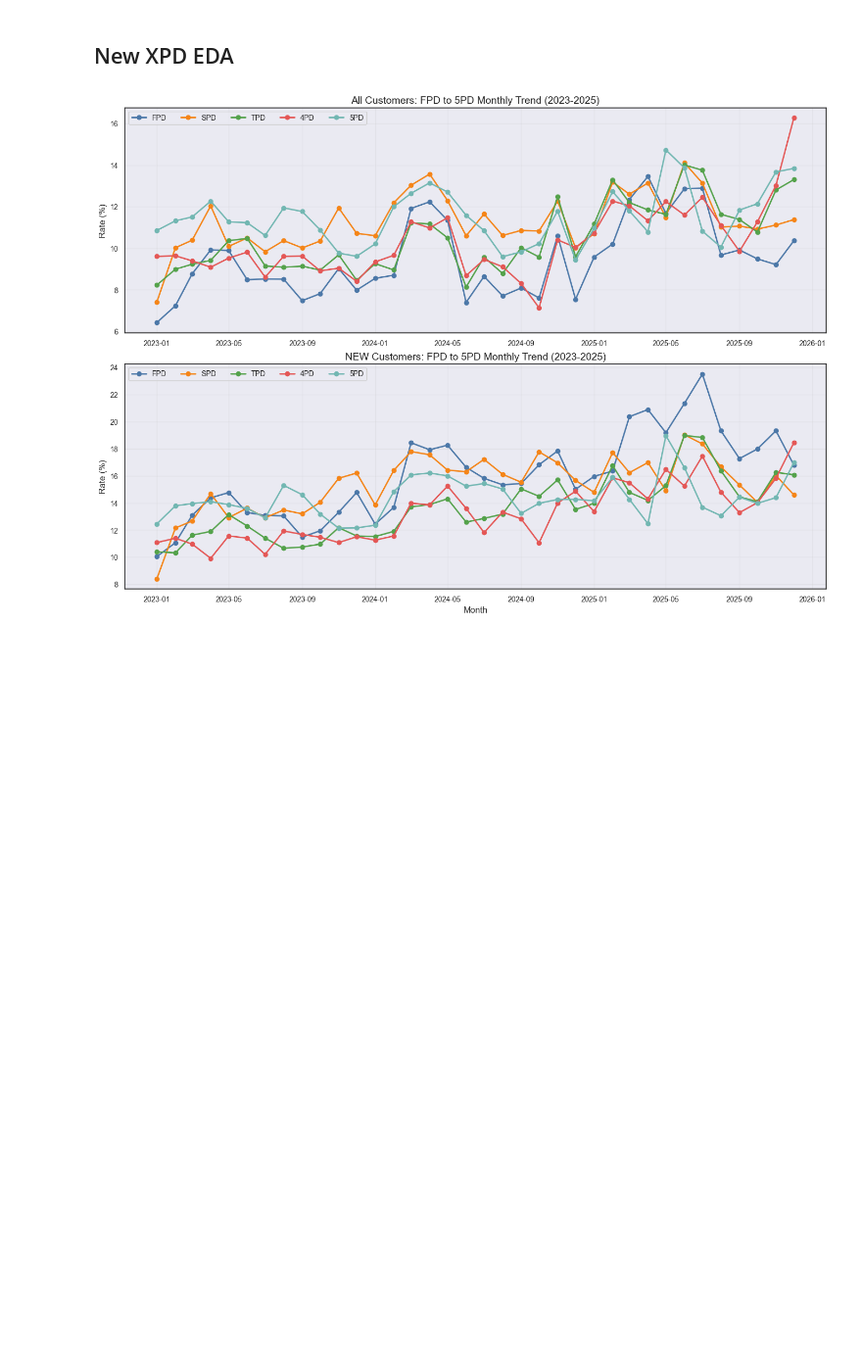
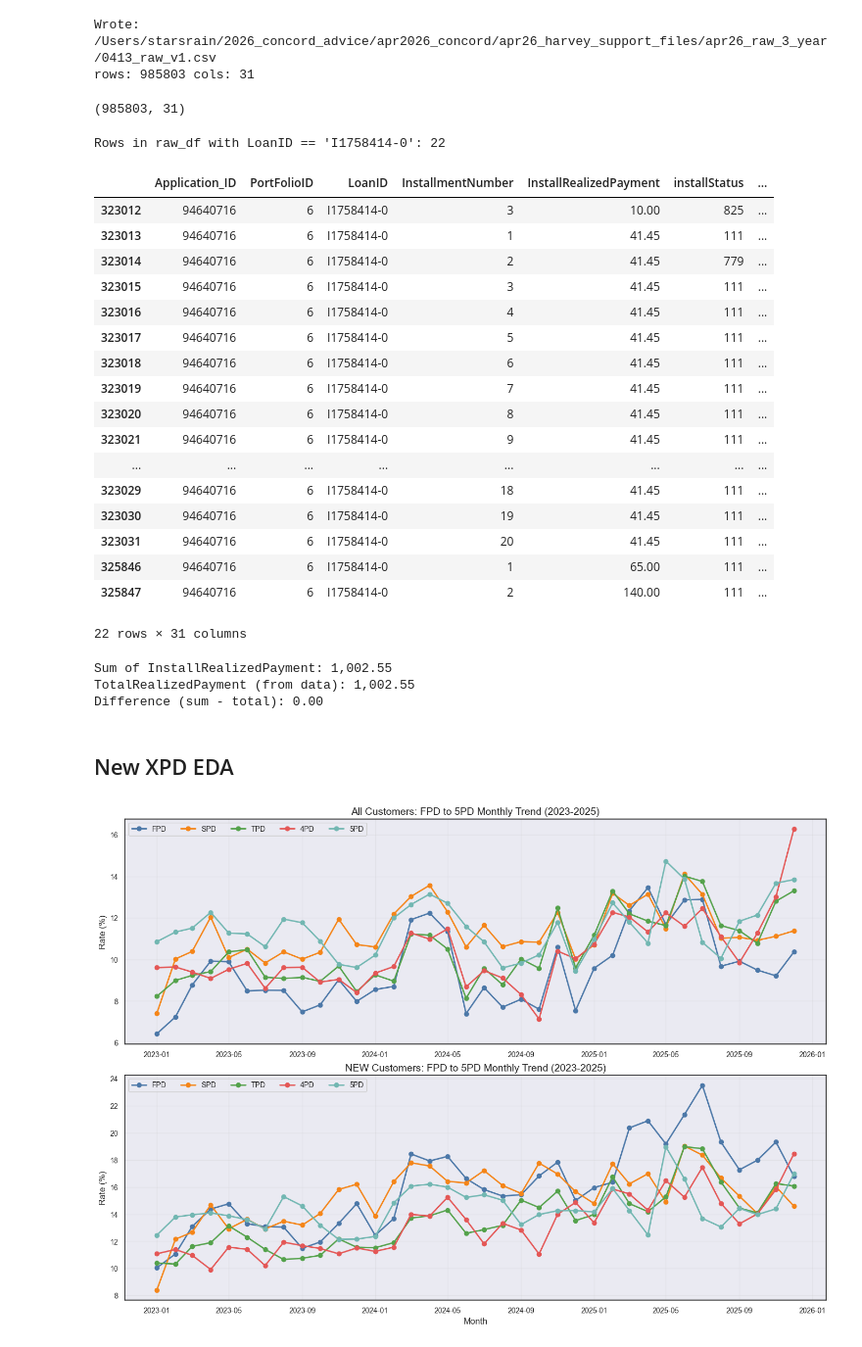
Before and after one commit to Junchen-concord/yieldCurve_augmenting, a Jupyter notebook: yield_projections_notebooks/jcx_2026_projection_V3.ipynb, the cells around one changed output. Shown at 98% size. Saved outputs shown, nothing was run; the diff lists cells and outputs as text; code cells hidden in the pictures; blank space fills up the shorter version.

```diff
--- a/yield_projections_notebooks/jcx_2026_projection_V3.ipynb
+++ b/yield_projections_notebooks/jcx_2026_projection_V3.ipynb
@@ -153,3 +166,63 @@ Top 20 loans by absolute gap:
+# %%
+""" from pathlib import Path
+
+# Save cleaned raw_df after reconciliation filter (run reconciliation cells first).
+out_dir = Path('/Users/starsrain/2026_concord_advice/apr2026_concord/apr26_harvey_support_files/apr26_raw_3_year')
+out_dir.mkdir(parents=True, exist_ok=True)
+out_path = out_dir / '0413_raw_v1.csv'
+raw_df.to_csv(out_path, index=False)
+print('Wrote:', out_path)
+print('rows:', len(raw_df), 'cols:', raw_df.shape[1]) """
+# %% [output]
+Wrote: /Users/starsrain/2026_concord_advice/apr2026_concord/apr26_harvey_support_files/apr26_raw_3_year/0413_raw_v1.csv
+rows: 985803 cols: 31
+# %%
+raw_df.shape
+# %% [output]
+(985803, 31)
+# %%
+
+# Check the raw data for LoanID 'I1758414-0' in the raw_df dataframe
+loanid_to_check = 'I1758414-0'
+filtered_df = raw_df[raw_df['LoanID'] == loanid_to_check]
+print(f"Rows in raw_df with LoanID == '{loanid_to_check}': {len(filtered_df)}")
+display(filtered_df)
+
+# Sum InstallRealizedPayment and compare with TotalRealizedPayment
+install_sum = filtered_df['InstallRealizedPayment'].sum()
+# If TotalRealizedPayment appears the same on every row, take the first non-null
+if 'TotalRealizedPayment' in filtered_df.columns:
+    total_realized = filtered_df['TotalRealizedPayment'].dropna().iloc[0] if filtered_df['TotalRealizedPayment'].notnull().any() else None
+    print(f"Sum of InstallRealizedPayment: {install_sum:,.2f}")
+    print(f"TotalRealizedPayment (from data): {total_realized:,.2f}" if total_realized is not None else "TotalRealizedPayment not available.")
+    if total_realized is not None:
+        diff = install_sum - total_realized
+        print(f"Difference (sum - total): {diff:,.2f}")
+else:
+    print("TotalRealizedPayment column not found in filtered_df.")
+# %% [output]
+Rows in raw_df with LoanID == 'I1758414-0': 22
+|  | Application_ID | PortFolioID | LoanID | InstallmentNumber | InstallRealizedPayment | installStatus | ... |
+| 323012 | 94640716 | 6 | I1758414-0 | 3 | 10.00 | 825 | ... |
+| 323013 | 94640716 | 6 | I1758414-0 | 1 | 41.45 | 111 | ... |
+| 323014 | 94640716 | 6 | I1758414-0 | 2 | 41.45 | 779 | ... |
+| 323015 | 94640716 | 6 | I1758414-0 | 3 | 41.45 | 111 | ... |
+| 323016 | 94640716 | 6 | I1758414-0 | 4 | 41.45 | 111 | ... |
+| 323017 | 94640716 | 6 | I1758414-0 | 5 | 41.45 | 111 | ... |
+| 323018 | 94640716 | 6 | I1758414-0 | 6 | 41.45 | 111 | ... |
+| 323019 | 94640716 | 6 | I1758414-0 | 7 | 41.45 | 111 | ... |
+| 323020 | 94640716 | 6 | I1758414-0 | 8 | 41.45 | 111 | ... |
+| 323021 | 94640716 | 6 | I1758414-0 | 9 | 41.45 | 111 | ... |
+| ... | ... | ... | ... | ... | ... | ... | ... |
+| 323029 | 94640716 | 6 | I1758414-0 | 18 | 41.45 | 111 | ... |
+| 323030 | 94640716 | 6 | I1758414-0 | 19 | 41.45 | 111 | ... |
+| 323031 | 94640716 | 6 | I1758414-0 | 20 | 41.45 | 111 | ... |
+| 325846 | 94640716 | 6 | I1758414-0 | 1 | 65.00 | 111 | ... |
+| 325847 | 94640716 | 6 | I1758414-0 | 2 | 140.00 | 111 | ... |
+22 rows × 31 columns
+Sum of InstallRealizedPayment: 1,002.55
+TotalRealizedPayment (from data): 1,002.55
+Difference (sum - total): 0.00
 # %% [markdown]
 ## New XPD EDA
 # %%
```
Also changed, not shown: parts of 6 cells of this notebook, 45 other files.
